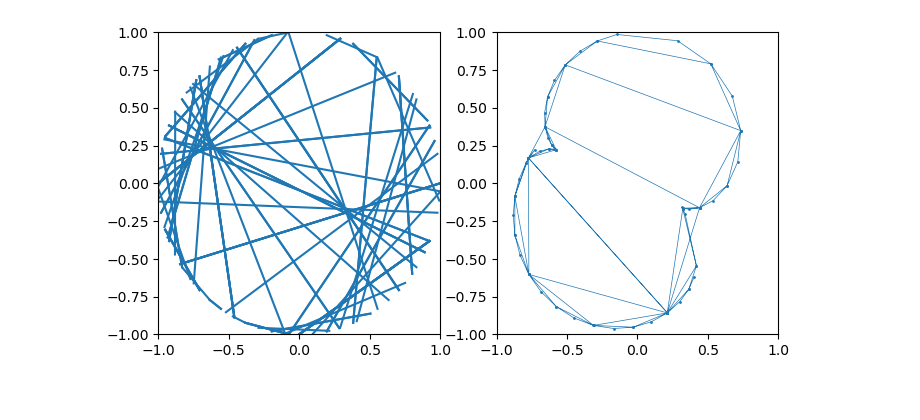
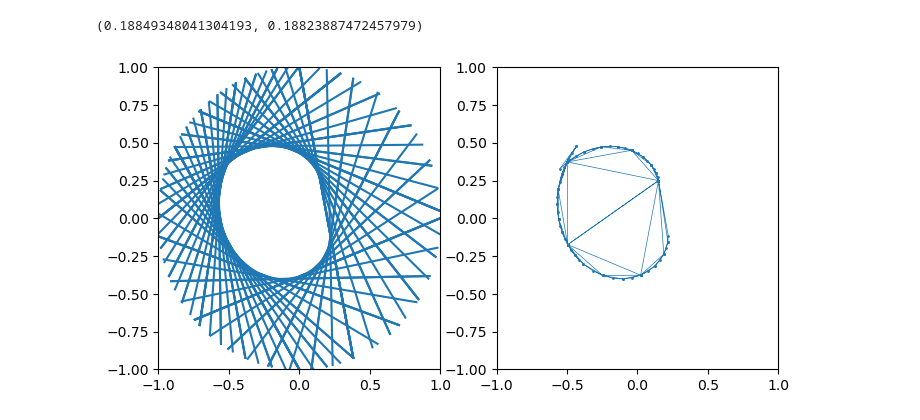
Before and after one commit to Sultanow/pedal_curves, a Jupyter notebook: python/notebooks/caustics_simple.ipynb, the cells around one changed output. Cells and saved outputs as stored; diff of their text form; code cells hidden in the pictures.

```diff
--- a/python/notebooks/caustics_simple.ipynb
+++ b/python/notebooks/caustics_simple.ipynb
@@ -9,8 +9,8 @@ limit=100
 step=1
 
 #fn_line = (lambda n: 2**n)
-#fn_line = (lambda n: n*100)
-fn_line = (lambda n: n**3)
+fn_line = (lambda n: n*100)
+#fn_line = (lambda n: n**3)
 
 #fn_fact = (lambda n: n/(3**(int(math.log(n,3))+1)-3**int(math.log(n,3))))
 fn_fact = (lambda n: n/(2**(int(math.log(n,2))+1)-2**int(math.log(n,2))))
@@ -23,7 +23,7 @@ def rotate(n: int):
     y = math.cos(alpha)
     return (x, y)
 
-def intersect(n: float, step: float):
+def intersect(n: float):
     line1 = (rotate(n), rotate(fn_line(n)))
     p1 = [line1[0][0], line1[0][1]]
     p2 = [line1[1][0], line1[1][1]]
@@ -66,6 +66,10 @@ def intersect(n: float, step: float):
     #    return intersection
     # except np.linalg.LinAlgError:
     #    return None
+
+print(intersect(0.4))
+# %% [output]
+(0.18849348041304193, 0.18823887472457979)
 # %%
 def draw_line(ax, line):
     ax.add_line(mlines.Line2D([line[0][0], line[1][0]], [line[0][1], line[1][1]]))
@@ -73,32 +77,32 @@ def draw_line(ax, line):
 def draw_dot(ax, pos):
     plt.scatter(pos[0], pos[1], s=2, c='#0000FF')
 
 subplot_size=4
 subplot_cols=2
 subplot_rows=1
 
 fig, ax = plt.subplots(subplot_rows, subplot_cols, figsize=(subplot_size*subplot_cols,subplot_size*subplot_rows), dpi=100)
 ax = ax.flatten()
 
 ax[0].set_xlim([-1,1])
 ax[0].set_ylim([-1,1])
 ax[1].set_xlim([-1,1])
 ax[1].set_ylim([-1,1])
 
 lines=[]
 intersections=[]
 for n in np.arange(1, limit, step):
     line = (rotate(n), rotate(fn_line(n)))
     lines.append(line)
-    intersection=intersect(n, step)
+    intersection=intersect(n)
     if intersection is not None:
         intersections.append(intersection)
 
 for line in lines:
     draw_line(ax[0], line)
 
 ax[1].plot(*zip(*intersections), '-o', markersize=1, linewidth=0.5)
 
 plt.show()
 # %% [output]
-[figure, old version]
+[figure, new version]
```
Also changed, not shown: 1 other file.
